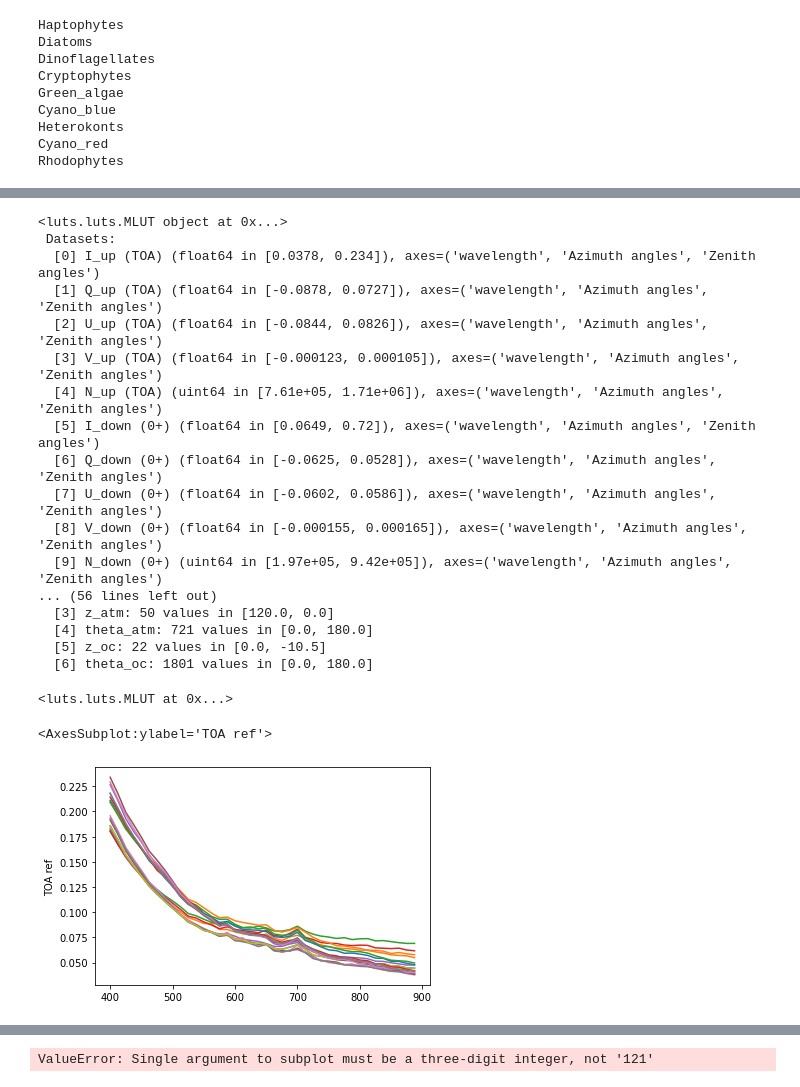
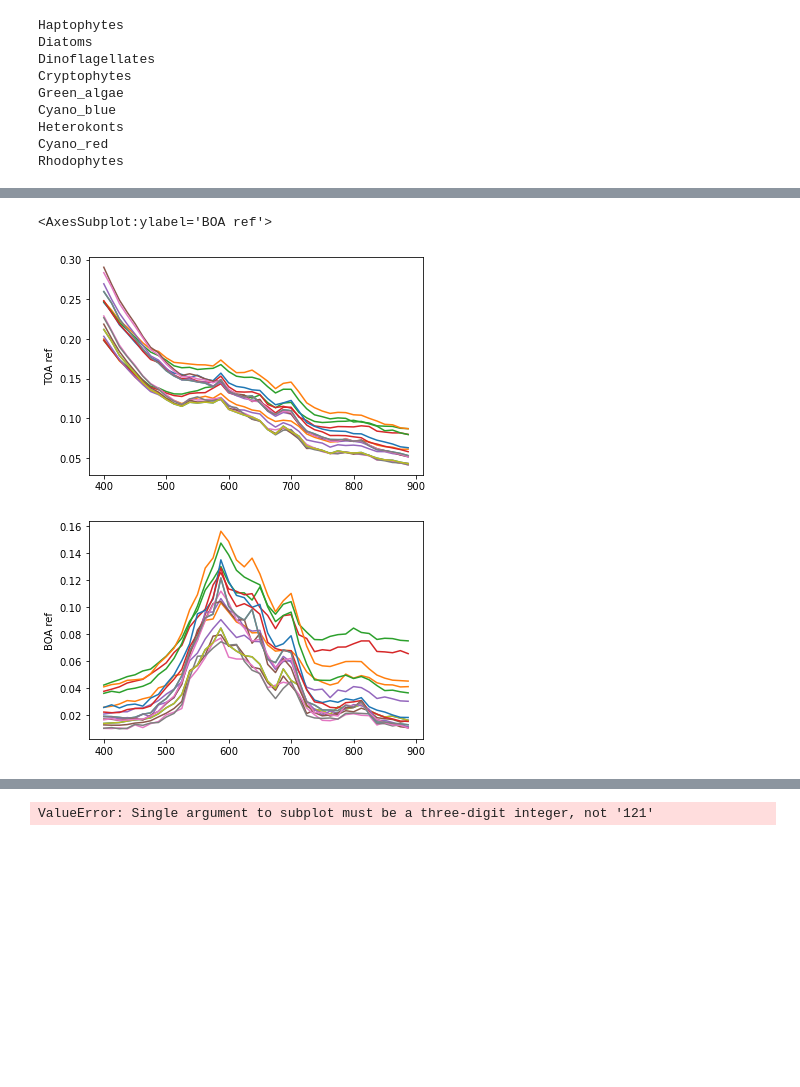
Before and after one commit to JAKravitz/RTM, a Jupyter notebook: Ocean_IOP_interface_V2.ipynb, the cells around one changed output, grey strips where cells are left out. Saved outputs shown, nothing was run; the diff lists cells and outputs as text; code cells hidden in the pictures; blank space fills up the shorter version.

```diff
--- a/Ocean_IOP_interface_V2.ipynb
+++ b/Ocean_IOP_interface_V2.ipynb
@@ -105,16 +105,22 @@ snames = []
 
 # initiate iop dict
 inputs = []
-iops, cols, row, uuid = build_Case2(phy_library, datamin, datadet, benthic_lib, adj_lib, aero_lib)
+iops, cols, row = build_Case2(phy_library, datamin, datadet, benthic_lib, adj_lib, aero_lib)
 inputs.append(row)
 
 if INFO:
-    print ('RunID: {}'.format(uuid))
-    print ('COMPONENTS:')
-    for key in iops.keys():
-        print (key)
-    print ('\nChla: {} ug/L'.format(iops['Phyto']['TotChl']))
+    # print ('RunID: {}'.format(uuid))
+    print ('INFO:')
+    print ('Chla: {} ug/L'.format(iops['Phyto']['TotChl']))
     print ('Minl: {} g/L'.format(iops['Min']['Tot_conc']))
     print ('ag440: {} m^-1'.format(iops['CDOM']['ag440']))
     print ('Max Depth: {} m'.format(iops['Depth']['Dmax']))
+    print ('\nLAND ALBEDO')
+    for i,k in iops['Adjacency'].items():
+        if i in ['water_radius','dist']:
+            print ('{}: {} km'.format(i,k))
+        elif i in ['Tot']:
+            continue
+        else:
+            print ('{}: {}%'.format(i, k['gfx']))
 # %% [output]
@@ -184,7 +187,7 @@ aALB = Albedo_speclib2(iops['Adjacency']['Tot'])
 # VSF truncation at 10 deg
 # seafloor from mixing model
 water   = import_iop(ap_list, bp_list, ac_list, vsf_list, wav, wav_vsf, Z, angles,
-                    aw_list=aw_list, bw_list=bw_list, ang_trunc=10.,  ALB=bALB).describe()
+                    aw_list=aw_list, bw_list=bw_list, ang_trunc=30,  ALB=bALB).describe()
 
 water['albedo_seafloor'].plot()
 # %% [output]
@@ -220,7 +223,7 @@ water['albedo_seafloor'].plot()
 surf=RoughSurface(WAVE_SHADOW=True, WIND=12.)
 
 # Land environment
-D       = 5 #(km)
+D       = iops['Adjacency']['water_radius'] #(km)
 # The Environement object creates a disk of ocean surface with radius ENV_SIZE
 # centred on X0,Y0 , surrounded by lambertian reflector of albedo ALB
 env     = Environment(ENV=1,
@@ -234,7 +237,7 @@ env     = Environment(ENV=1,
 HTOA   = 120.
 VZA    = iops['Atm']['VZA']
 VAA    = iops['Atm']['VAA']
-dist   = 0.1 # distance to the coast(km)
+dist   = iops['Adjacency']['dist'] # distance to the coast(km)
 DeltaH = HTOA   * np.tan(np.radians(VZA))
 DeltaX = DeltaH * np.cos(np.radians(180-VAA))
 DeltaY = DeltaH * np.sin(np.radians(180-VAA))
@@ -313,43 +319,31 @@ Wall time: 52.4 s
-# %%
-mB.print_info()
-# %% [output]
-<luts.luts.MLUT object at 0x...>
- Datasets:
-  [0] I_up (TOA) (float64 in [0.0378, 0.234]), axes=('wavelength', 'Azimuth angles', 'Zenith angles')
-  [1] Q_up (TOA) (float64 in [-0.0878, 0.0727]), axes=('wavelength', 'Azimuth angles', 'Zenith angles')
-  [2] U_up (TOA) (float64 in [-0.0844, 0.0826]), axes=('wavelength', 'Azimuth angles', 'Zenith angles')
-  [3] V_up (TOA) (float64 in [-0.000123, 0.000105]), axes=('wavelength', 'Azimuth angles', 'Zenith angles')
-  [4] N_up (TOA) (uint64 in [7.61e+05, 1.71e+06]), axes=('wavelength', 'Azimuth angles', 'Zenith angles')
-  [5] I_down (0+) (float64 in [0.0649, 0.72]), axes=('wavelength', 'Azimuth angles', 'Zenith angles')
-  [6] Q_down (0+) (float64 in [-0.0625, 0.0528]), axes=('wavelength', 'Azimuth angles', 'Zenith angles')
-  [7] U_down (0+) (float64 in [-0.0602, 0.0586]), axes=('wavelength', 'Azimuth angles', 'Zenith angles')
-  [8] V_down (0+) (float64 in [-0.000155, 0.000165]), axes=('wavelength', 'Azimuth angles', 'Zenith angles')
-  [9] N_down (0+) (uint64 in [1.97e+05, 9.42e+05]), axes=('wavelength', 'Azimuth angles', 'Zenith angles')
-... (56 lines left out)
-  [3] z_atm: 50 values in [120.0, 0.0]
-  [4] theta_atm: 721 values in [0.0, 180.0]
-  [5] z_oc: 22 values in [0.0, -10.5]
-  [6] theta_oc: 1801 values in [0.0, 180.0]
-<luts.luts.MLUT at 0x...>
 # %%
-outputs = []
+outputs_toa = []
+outputs_boa = []
 iup = mB[0]
+iup0 = mB[20]
 za = [30,60]
 aa = np.linspace(0,360,num=9)
 
 for k in range(len(za)):
     for j in range(len(aa)):
         toa = []
+        boa = []
         for i in range(len(wav)):
             toa.append(iup[i,j,k])
-        outputs.append(toa)
+            boa.append(iup0[i,j,k])
+        outputs_toa.append(toa)
+        outputs_boa.append(boa)
 
-outputs = pd.DataFrame(outputs, columns=wav)
-# fig, ax = plt.subplots()
-outputs.T.plot(legend=False,ylabel='TOA ref')
+outputs_toa = pd.DataFrame(outputs_toa, columns=wav)
+outputs_boa = pd.DataFrame(outputs_boa, columns=wav)
+fig, ax = plt.subplots()
+outputs_toa.T.plot(legend=False,ylabel='TOA ref', ax=ax)
+fig, ax = plt.subplots()
+outputs_boa.T.plot(legend=False,ylabel='BOA ref', ax=ax)
 # %% [output]
-<AxesSubplot:ylabel='TOA ref'>
+<AxesSubplot:ylabel='BOA ref'>
-[figure, old version]
+[figure, new version]
+[figure, added]
 # %%
 _=smartg_view(mB.sub( d={'wavelength':Idx(750)}), field='up (TOA)', ind=[0,2], Imax=0.2, Imin=0)
 # %% [output]
```
Also changed, not shown: parts of 8 cells of this notebook, 8 other files.
